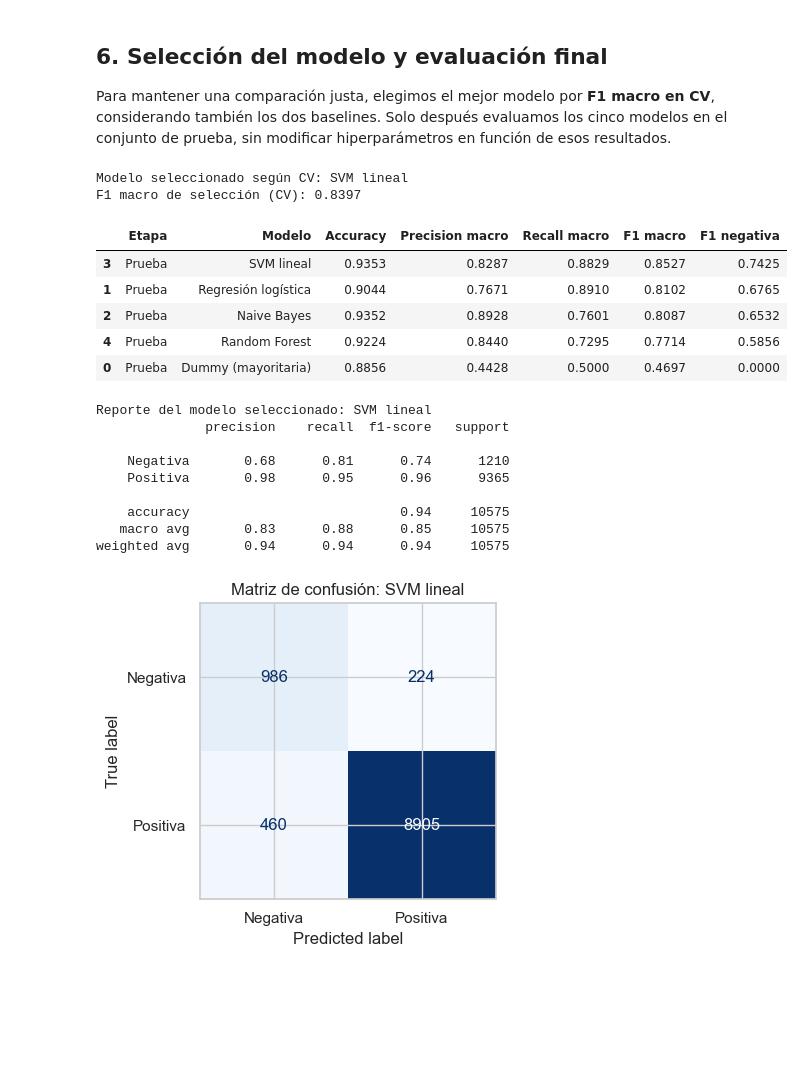
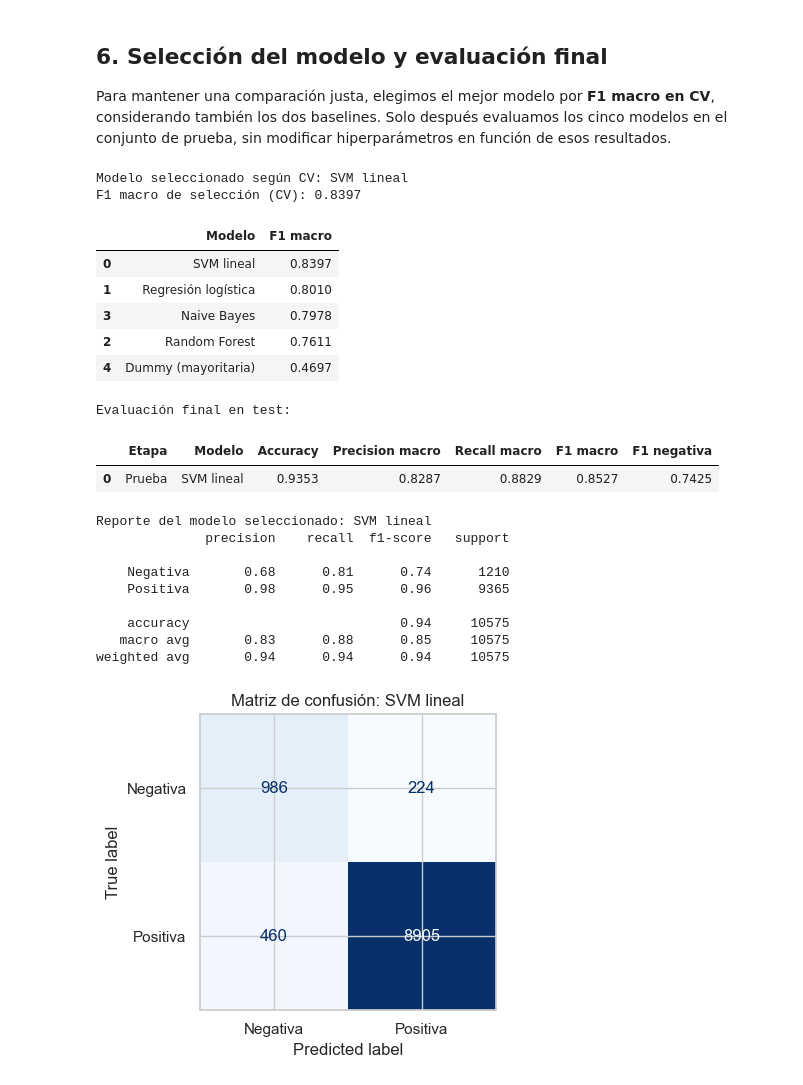
Before and after one commit to JAVIERCLO/proyecto2_IA, a Jupyter notebook: notebooks/entrenamiento.ipynb, the cells around one changed output. Saved outputs shown, nothing was run; the diff lists cells and outputs as text; code cells hidden in the pictures; blank space fills up the shorter version.

```diff
--- a/notebooks/entrenamiento.ipynb
+++ b/notebooks/entrenamiento.ipynb
@@ -192,34 +192,44 @@ Para mantener una comparación justa, elegimos el mejor modelo por **F1 macro en
 # %%
 # Los baselines se entrenan sobre todo el entrenamiento con sus parámetros fijos.
 final_models = {}
 for name in ['Dummy (mayoritaria)', 'Regresión logística']:
     final_models[name] = models[name].fit(X_train, y_train)
 for name, grid in searches.items():
     final_models[name] = grid.best_estimator_
 
 cv_scores = dict(zip(cv_results['Modelo'], cv_results['F1 macro CV (media)']))
 cv_scores.update({name: grid.best_score_ for name, grid in searches.items()})
 selected_name = max(cv_scores, key=cv_scores.get)
 print('Modelo seleccionado según CV:', selected_name)
 print('F1 macro de selección (CV):', round(cv_scores[selected_name], 4))
 
+best_model = final_models[selected_name]
+
 results = pd.DataFrame([
-    evaluate(name, fitted, X_test, y_test, 'Prueba')
-    for name, fitted in final_models.items()
+    {
+        'Modelo': name,
+        'F1 macro': score
+    }
+    for name, score in cv_scores.items()
 ]).sort_values('F1 macro', ascending=False)
+
 display(results.round(4))
 # %% [output]
 Modelo seleccionado según CV: SVM lineal
 F1 macro de selección (CV): 0.8397
-|  | Etapa | Modelo | Accuracy | Precision macro | Recall macro | F1 macro | F1 negativa |
-| 3 | Prueba | SVM lineal | 0.9353 | 0.8287 | 0.8829 | 0.8527 | 0.7425 |
-| 1 | Prueba | Regresión logística | 0.9044 | 0.7671 | 0.8910 | 0.8102 | 0.6765 |
-| 2 | Prueba | Naive Bayes | 0.9352 | 0.8928 | 0.7601 | 0.8087 | 0.6532 |
-| 4 | Prueba | Random Forest | 0.9224 | 0.8440 | 0.7295 | 0.7714 | 0.5856 |
-| 0 | Prueba | Dummy (mayoritaria) | 0.8856 | 0.4428 | 0.5000 | 0.4697 | 0.0000 |
+|  | Modelo | F1 macro |
+| 0 | SVM lineal | 0.8397 |
+| 1 | Regresión logística | 0.8010 |
+| 3 | Naive Bayes | 0.7978 |
+| 2 | Random Forest | 0.7611 |
+| 4 | Dummy (mayoritaria) | 0.4697 |
 # %%
 best_model = final_models[selected_name]
 y_pred = best_model.predict(X_test)
+print('Evaluación final en test:')
+display(pd.DataFrame([
+    evaluate(selected_name, best_model, X_test, y_test, 'Prueba')
+]).round(4))
 print('Reporte del modelo seleccionado:', selected_name)
 print(classification_report(y_test, y_pred, labels=[0,1],
                             target_names=['Negativa', 'Positiva'], zero_division=0))
@@ -231,15 +241,18 @@ ax.set_title(f'Matriz de confusión: {selected_name}')
 plt.tight_layout()
 plt.show()
 # %% [output]
-Reporte del modelo seleccionado: SVM lineal
-              precision    recall  f1-score   support
-
-    Negativa       0.68      0.81      0.74      1210
-    Positiva       0.98      0.95      0.96      9365
-
-    accuracy                           0.94     10575
-   macro avg       0.83      0.88      0.85     10575
-weighted avg       0.94      0.94      0.94     10575
+Evaluación final en test:
+|  | Etapa | Modelo | Accuracy | Precision macro | Recall macro | F1 macro | F1 negativa |
+| 0 | Prueba | SVM lineal | 0.9353 | 0.8287 | 0.8829 | 0.8527 | 0.7425 |
+Reporte del modelo seleccionado: SVM lineal
+              precision    recall  f1-score   support
+
+    Negativa       0.68      0.81      0.74      1210
+    Positiva       0.98      0.95      0.96      9365
+
+    accuracy                           0.94     10575
+   macro avg       0.83      0.88      0.85     10575
+weighted avg       0.94      0.94      0.94     10575
 [figure]
 # %%
 fig, ax = plt.subplots(figsize=(9,4))
```
Also changed, not shown: parts of 3 cells of this notebook, 3 other files.
